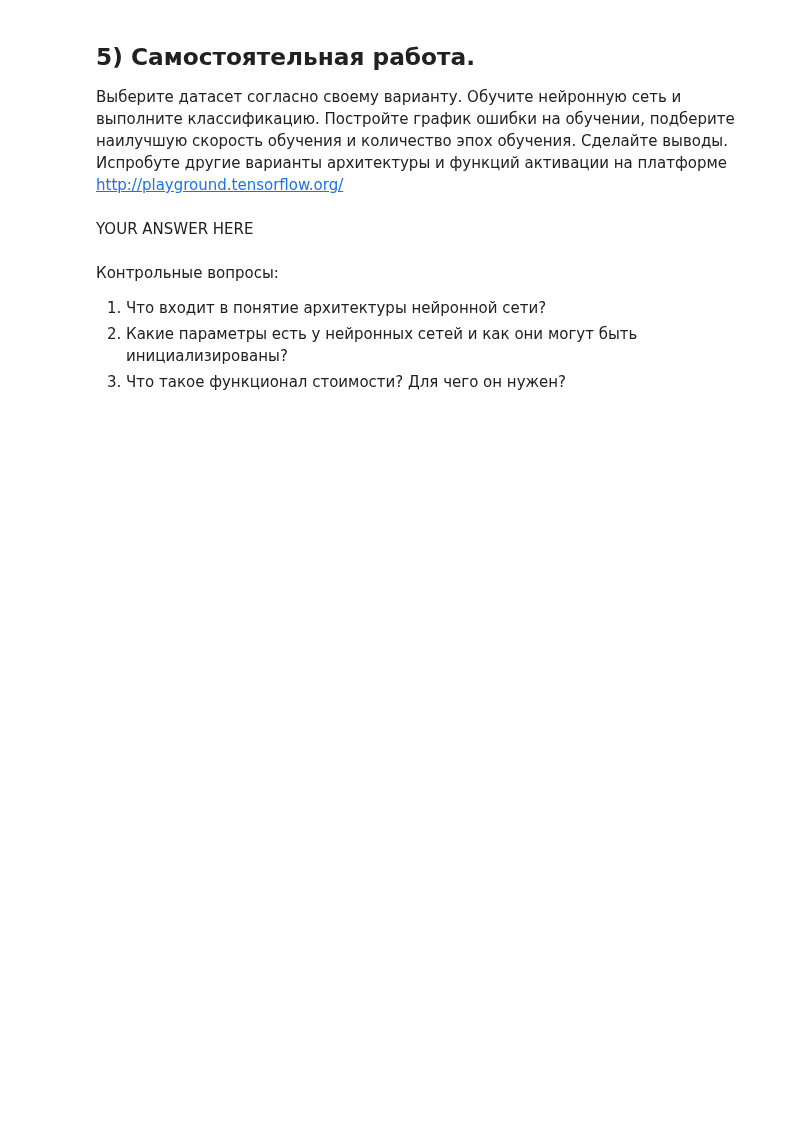
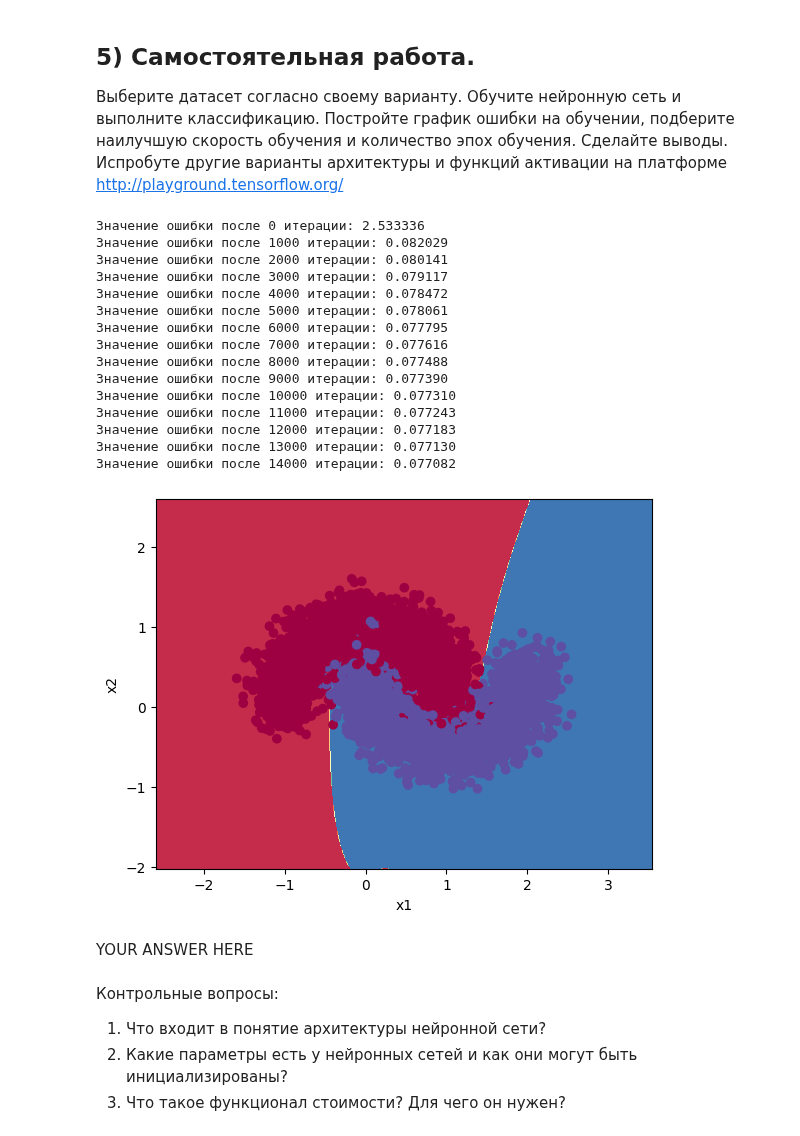
Before and after one commit to need2040/python_solution, a Jupyter notebook: pylabs_2/3. Бинарная классификация/Бинарная_классификация.ipynb, the cells around one changed output. Cells and saved outputs as stored; diff of their text form; code cells hidden in the pictures; blank space fills up the shorter version.

```diff
--- a/pylabs_2/3. Бинарная классификация/Бинарная_классификация.ipynb
+++ b/pylabs_2/3. Бинарная классификация/Бинарная_классификация.ipynb
@@ -339,0 +389,2 @@ raise NotImplementedError()
+# %%
+update_parameters(parameters, grads)
@@ -381,16 +443,18 @@ def nn_model(X, Y, n_h, num_iterations = 10000, print_cost=False):
     n_x = layer_sizes(X, Y)[0]
     n_y = layer_sizes(X, Y)[2]
 
-    # parameters =
+    parameters = initialize_parameters(n_x, n_h, n_y)
     # YOUR CODE HERE
-    raise NotImplementedError()
+
 
     # Loop (gradient descent)
 
     for i in range(0, num_iterations):
 
-        # YOUR CODE HERE
-        raise NotImplementedError()
+        A2, cache  = forward_propagation(X, parameters)
+        cost       = compute_cost(A2, Y, parameters)
+        grads      = backward_propagation(parameters, cache, X, Y)
+        parameters = update_parameters(parameters, grads)
 
         # Print the cost every 1000 iterations
         if print_cost and i % 1000 == 0:
@@ -469,9 +543,10 @@ def predict(parameters, X):
     predictions -- Вектор с прогнозом вашей модели (красный: 0 / синий: 1)
     """
 
+
+    A2, _ = forward_propagation(X, parameters)
+    predictions=(A2 > 0.5).astype(int)
     # YOUR CODE HERE
-    raise NotImplementedError()
-
     return predictions
 # %%
 parameters, X_assess = predict_test_case()
@@ -548,3 +651,34 @@ raise NotImplementedError()
+# %%
+
+from sklearn.datasets import make_moons
+
+X_tmp, Y_tmp = make_moons(n_samples=5000, noise=0.2, random_state=0)
+X2 = X_tmp.T
+Y2 = Y_tmp.reshape(1, -1)
+# %%
+
+params = nn_model(X2, Y2, n_h=5,
+                  num_iterations=15000,
+                  print_cost=True)
+
+plot_decision_boundary(lambda x: predict(params, x.T), X2, Y2)
+# %% [output]
+Значение ошибки после 0 итерации: 2.533336
+Значение ошибки после 1000 итерации: 0.082029
+Значение ошибки после 2000 итерации: 0.080141
+Значение ошибки после 3000 итерации: 0.079117
+Значение ошибки после 4000 итерации: 0.078472
+Значение ошибки после 5000 итерации: 0.078061
+Значение ошибки после 6000 итерации: 0.077795
+Значение ошибки после 7000 итерации: 0.077616
+Значение ошибки после 8000 итерации: 0.077488
+Значение ошибки после 9000 итерации: 0.077390
+Значение ошибки после 10000 итерации: 0.077310
+Значение ошибки после 11000 итерации: 0.077243
+Значение ошибки после 12000 итерации: 0.077183
+Значение ошибки после 13000 итерации: 0.077130
+Значение ошибки после 14000 итерации: 0.077082
+[figure, added]
 # %% [markdown]
 YOUR ANSWER HERE
 # %% [markdown]
```
Also changed, not shown: parts of 32 cells of this notebook, 12 other files.
